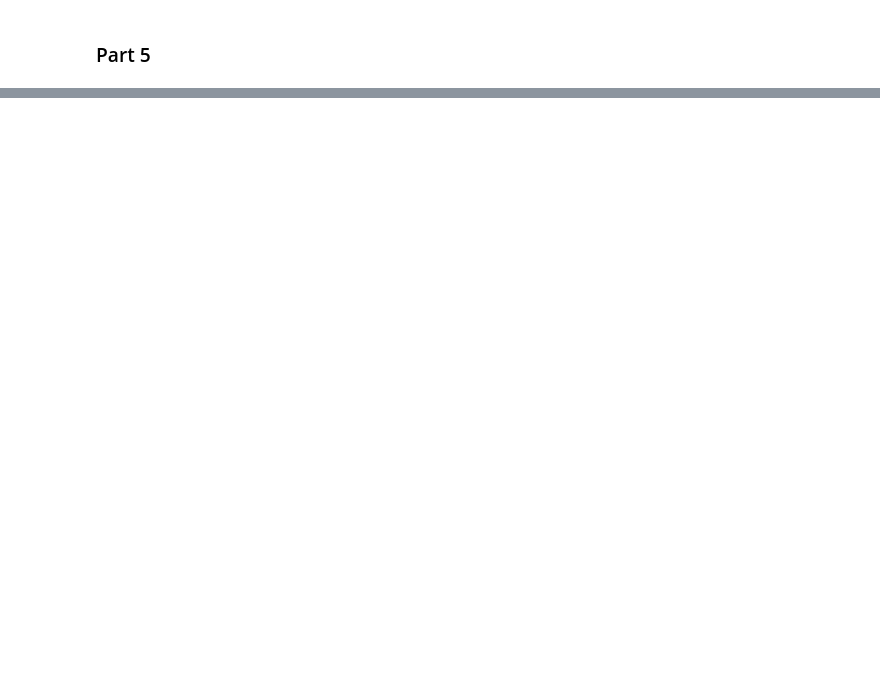
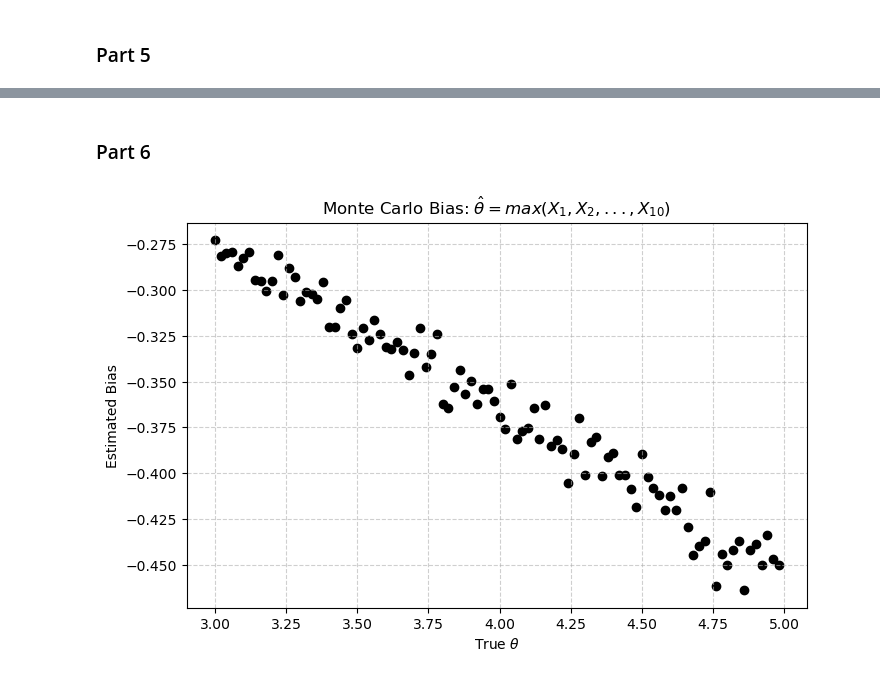
Before and after one commit to Ali-Raisolsadat/Ali-Raisolsadat.github.io, a Jupyter notebook: stat4110-code/chapter3/slide_code/lecture3_lecture_code_python.ipynb, the cells around one changed output, grey strips where cells are left out. Cells and saved outputs as stored; diff of their text form; code cells hidden in the pictures; blank space fills up the shorter version.

Commit message:
added chapter 3 part 6 and 7 lectures and in class code

```diff
--- a/stat4110-code/chapter3/slide_code/lecture3_lecture_code_python.ipynb
+++ b/stat4110-code/chapter3/slide_code/lecture3_lecture_code_python.ipynb
@@ -199,0 +200,27 @@ Importance Sampling Estimate: 0.450959
+# %% [markdown]
+### Part 6
+# %%
+n, m, J = 1000, 10, 100
+bias = []
+theta = []
+
+for j in range(J):
+    rational_p = 3 + 2*j/100
+    theta.append(rational_p)
+    e = []
+    for i in range(n):
+        u = np.random.uniform(0, rational_p, m)
+        e.append(np.max(u))
+
+    bias.append(np.mean(e) - rational_p)
+
+# plot
+plt.figure(figsize=(8, 5))
+plt.scatter(theta, bias, color="black", marker='o')
+plt.xlabel(r"True $\theta$")
+plt.ylabel("Estimated Bias")
+plt.title("Monte Carlo Bias: $\hat{\\theta} = max(X_{1},X_{2}, ... , X_{10})$")
+plt.grid(True, linestyle="--", alpha=0.6)
+plt.show()
+# %% [output]
+[figure, added]
```
Also changed, not shown: parts of 10 cells of this notebook, 7 other files.
